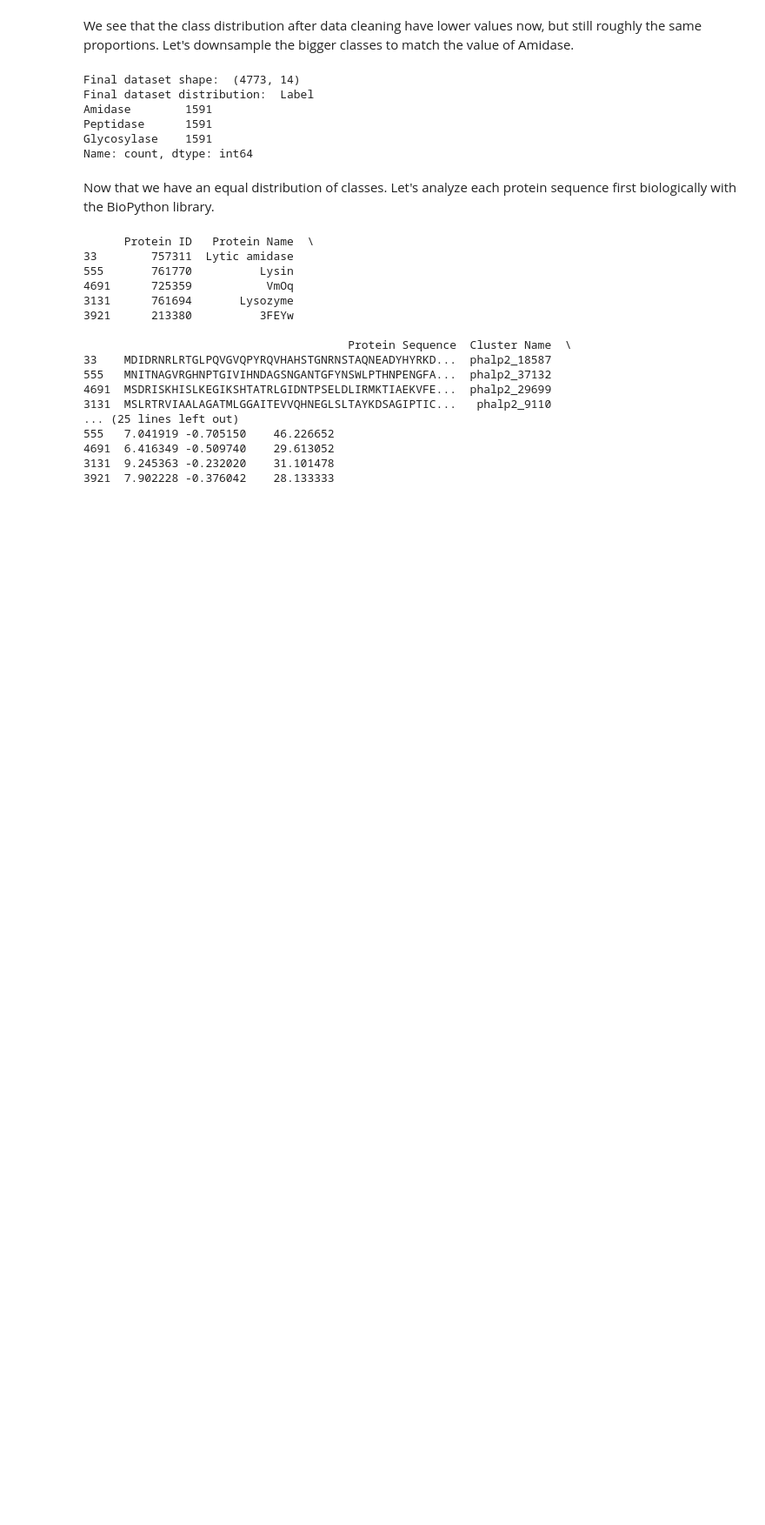
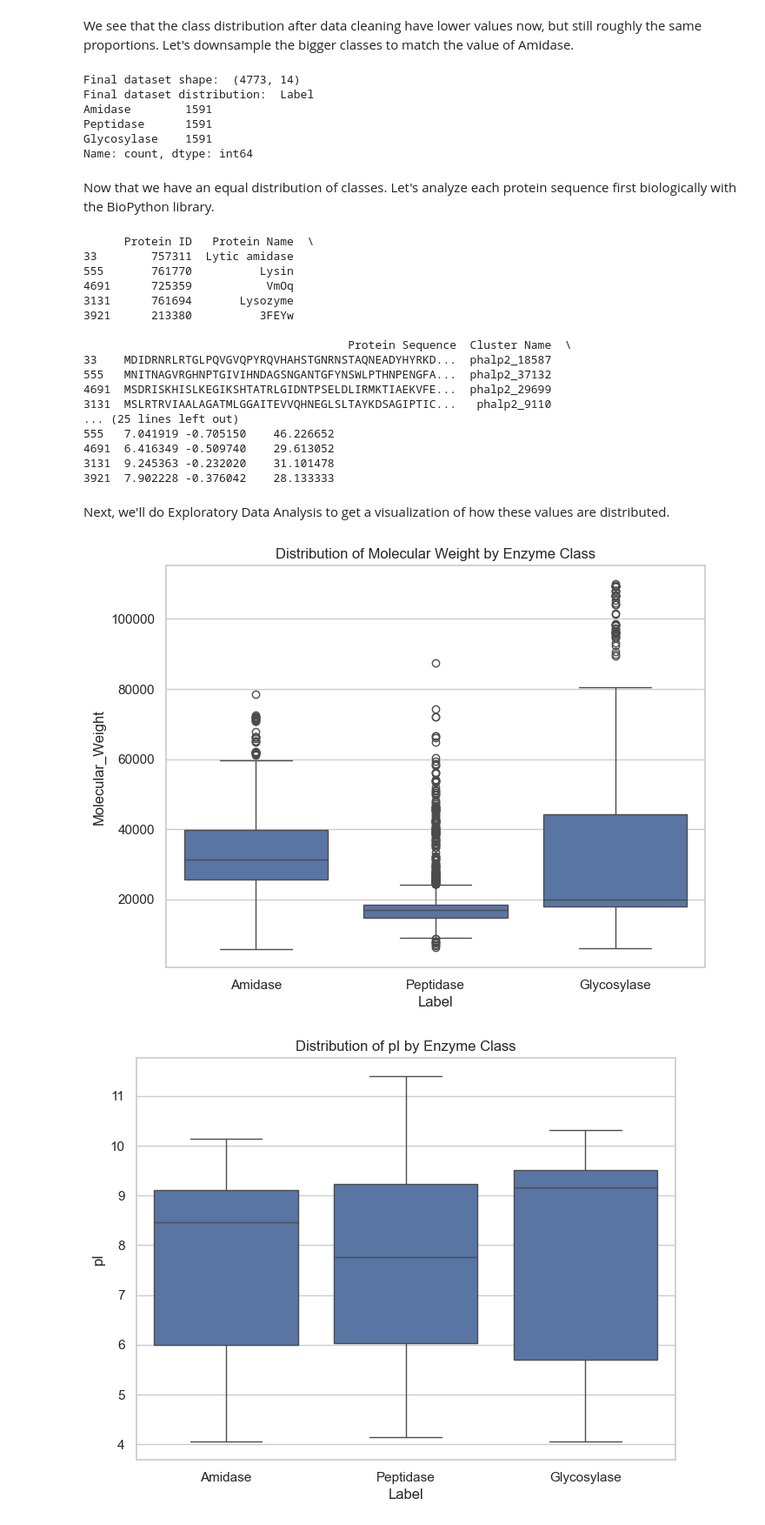
Before and after one commit to Criflar/phage-enzyme-classifier, a Jupyter notebook: phagelytic-esm.ipynb, the cells around one changed output. Shown at 87% size. Drawn from its saved outputs; the diff is of its cells as text; code cells hidden in the pictures; blank space fills up the shorter version.

```diff
--- a/phagelytic-esm.ipynb
+++ b/phagelytic-esm.ipynb
@@ -226,3 +226,37 @@ master_df.to_csv('data/check.csv', index=False)
 4691  6.416349 -0.509740    29.613052
 3131  9.245363 -0.232020    31.101478
 3921  7.902228 -0.376042    28.133333
+# %% [markdown]
+Next, we'll do Exploratory Data Analysis to get a visualization of how these values are distributed.
+# %%
+import seaborn as sns
+import matplotlib.pyplot as plt
+
+sns.set_theme(style="whitegrid")
+
+# boxplot for Molecular Weight
+plt.figure(figsize=(8, 6))
+sns.boxplot(data=master_df, x='Label', y='Molecular_Weight')
+plt.title('Distribution of Molecular Weight by Enzyme Class')
+plt.show()
+
+# boxplot for pI
+plt.figure(figsize=(8, 6))
+sns.boxplot(data=master_df, x='Label', y='pI')
+plt.title('Distribution of pI by Enzyme Class')
+plt.show()
+
+# boxplot for GRAVY
+plt.figure(figsize=(8, 6))
+sns.boxplot(data=master_df, x='Label', y='GRAVY')
+plt.title('Distribution of GRAVY Score by Enzyme Class')
+plt.show()
+
+# boxplot for Instability
+plt.figure(figsize=(8, 6))
+sns.boxplot(data=master_df, x='Label', y='Instability')
+plt.title('Distribution of Instability Index by Enzyme Class')
+plt.show()
+# %% [output]
+[figure, added]
+[figure, added]
```
Also changed, not shown: parts of 1 cell of this notebook, 1 other file.
